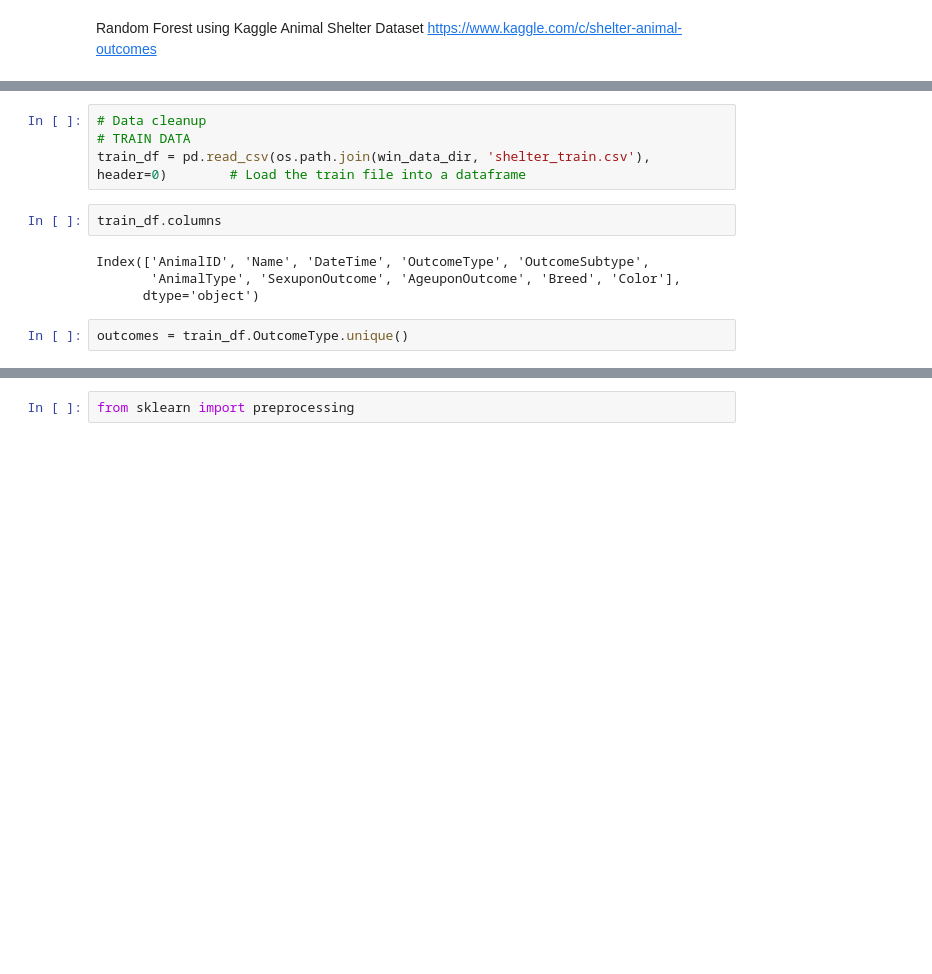
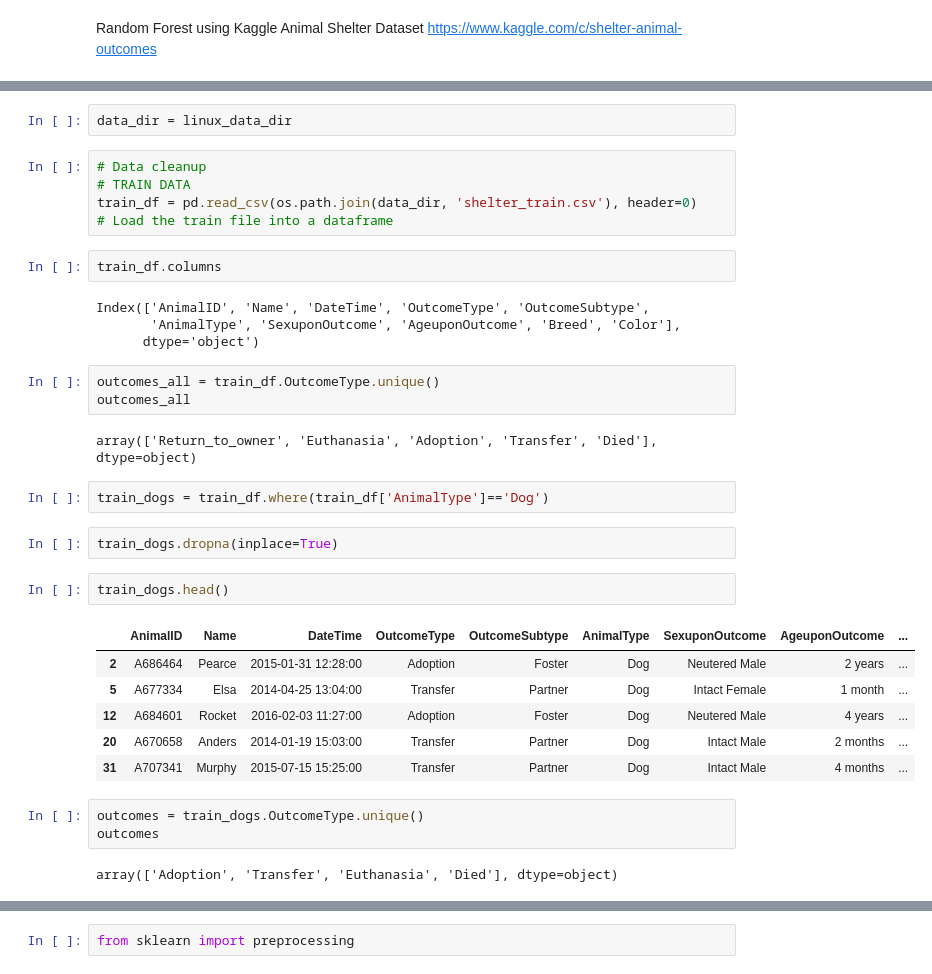
Before and after one commit to ToferC/python-machine-learning, a Jupyter notebook: Random Forest Animal Shelter V2.ipynb, the cells around one changed output, grey strips where cells are left out. Cells and saved outputs as stored; diff of their text form; blank space fills up the shorter version.

```diff
--- a/Random Forest Animal Shelter V2.ipynb
+++ b/Random Forest Animal Shelter V2.ipynb
@@ -18,9 +23,11 @@ data_dir = '/Users/christopherallison/Documents/Coding/Data'
 
 win_data_dir = u'C:\\Users\\Owner\\Documents\\Data'
+# %%
+data_dir = linux_data_dir
 # %%
 # Data cleanup
 # TRAIN DATA
-train_df = pd.read_csv(os.path.join(win_data_dir, 'shelter_train.csv'), header=0)        # Load the train file into a dataframe
+train_df = pd.read_csv(os.path.join(data_dir, 'shelter_train.csv'), header=0)        # Load the train file into a dataframe
 # %%
 train_df.columns
 # %% [output]
@@ -28,4 +35,25 @@ Index(['AnimalID', 'Name', 'DateTime', 'OutcomeType', 'OutcomeSubtype',
        'AnimalType', 'SexuponOutcome', 'AgeuponOutcome', 'Breed', 'Color'],
       dtype='object')
 # %%
-outcomes = train_df.OutcomeType.unique()
+outcomes_all = train_df.OutcomeType.unique()
+outcomes_all
+# %% [output]
+array(['Return_to_owner', 'Euthanasia', 'Adoption', 'Transfer', 'Died'], dtype=object)
+# %%
+train_dogs = train_df.where(train_df['AnimalType']=='Dog')
+# %%
+train_dogs.dropna(inplace=True)
+# %%
+train_dogs.head()
+# %% [output]
+|  | AnimalID | Name | DateTime | OutcomeType | OutcomeSubtype | AnimalType | SexuponOutcome | AgeuponOutcome | ... |
+| 2 | A686464 | Pearce | 2015-01-31 12:28:00 | Adoption | Foster | Dog | Neutered Male | 2 years | ... |
+| 5 | A677334 | Elsa | 2014-04-25 13:04:00 | Transfer | Partner | Dog | Intact Female | 1 month | ... |
+| 12 | A684601 | Rocket | 2016-02-03 11:27:00 | Adoption | Foster | Dog | Neutered Male | 4 years | ... |
+| 20 | A670658 | Anders | 2014-01-19 15:03:00 | Transfer | Partner | Dog | Intact Male | 2 months | ... |
+| 31 | A707341 | Murphy | 2015-07-15 15:25:00 | Transfer | Partner | Dog | Intact Male | 4 months | ... |
+# %%
+outcomes = train_dogs.OutcomeType.unique()
+outcomes
+# %% [output]
+array(['Adoption', 'Transfer', 'Euthanasia', 'Died'], dtype=object)
```
Also changed, not shown: parts of 85 cells of this notebook.
